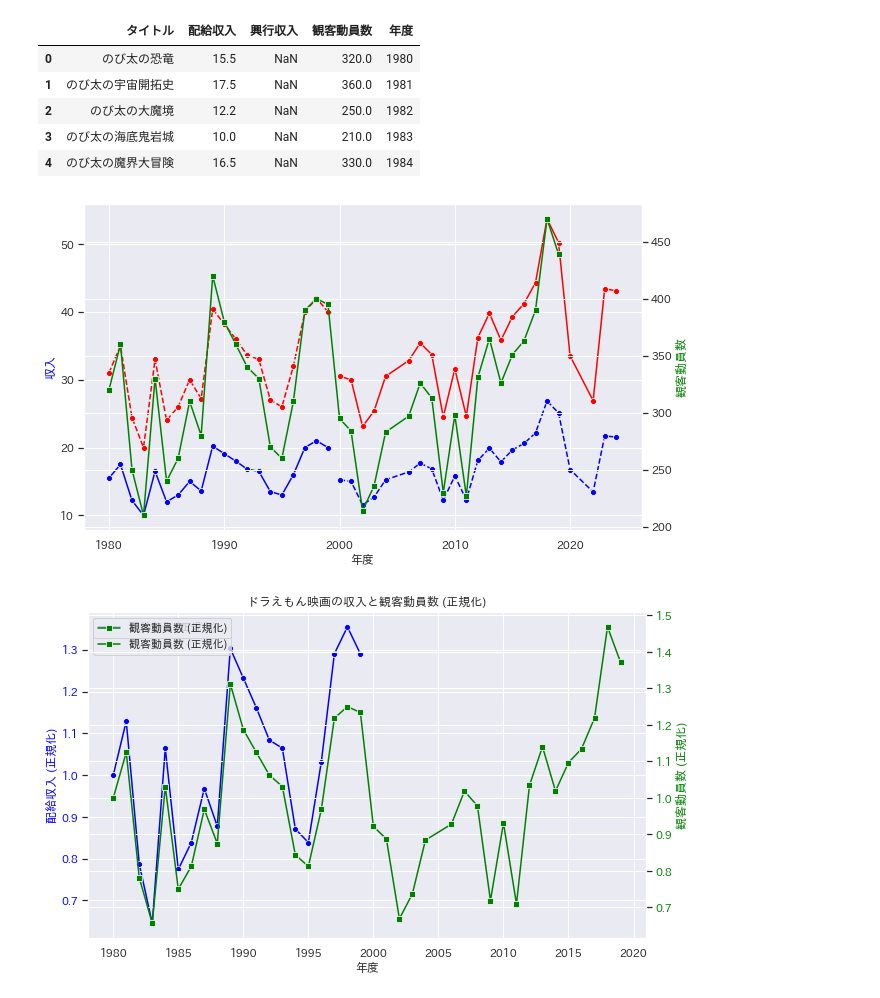
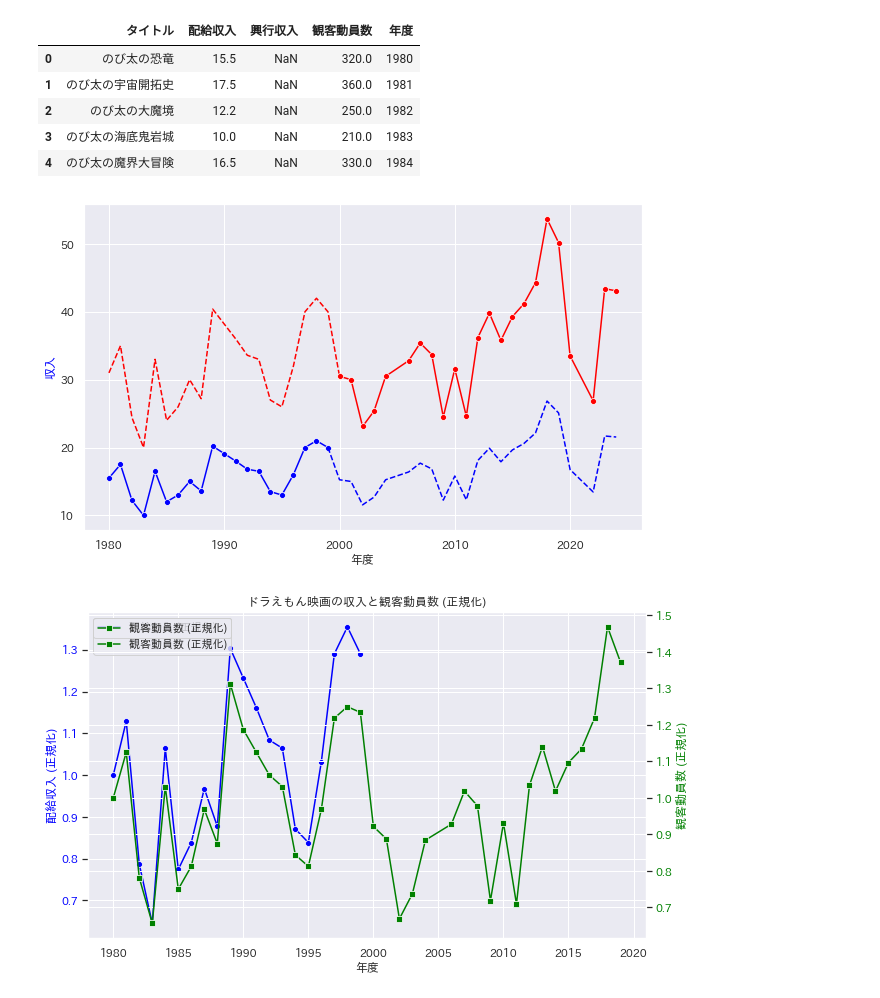
Before and after one commit to motttey/doraemon-machine-learning, a Jupyter notebook: doraeiga_data_analysis.ipynb, the cells around one changed output. Cells and saved outputs as stored; diff of their text form; code cells hidden in the pictures.

Commit message:
fix: show continues chart

```diff
--- a/doraeiga_data_analysis.ipynb
+++ b/doraeiga_data_analysis.ipynb
@@ -21,28 +21,34 @@ df.head()
 # %%
 fig, ax1 = plt.subplots(figsize=(10, 6))
 
 # 配給収入と興行収入を仮に算出
 df["配給収入_補正"] = df["配給収入"] * 2
 df["興行収入_補正"] = df["興行収入"] / 2
 
+# 最大の年度を持つインデックスを取得
+max_year_index = df[df["配給収入"].notnull()]["年度"].idxmax()
+min_year_index = df[df["興行収入"].notnull()]["年度"].idxmin()
+
+# 配給収入_補正の最初の値を更新
+df.loc[max_year_index, "興行収入_補正"] = df.iloc[max_year_index]["配給収入"]
+df.loc[min_year_index, "配給収入_補正"] = df.iloc[min_year_index]["興行収入"]
+
 # Plot the primary y-axis data
 sns.lineplot(data=df, x="年度", y="配給収入", ax=ax1, color="blue", marker="o")
-sns.lineplot(data=df, x="年度", y="配給収入_補正", ax=ax1, color="red", marker="o", linestyle='--')
+sns.lineplot(data=df, x="年度", y="配給収入_補正", ax=ax1, color="red", marker="", linestyle='--')
 
 sns.lineplot(data=df, x="年度", y="興行収入", ax=ax1, color="red", marker="o")
-sns.lineplot(data=df, x="年度", y="興行収入_補正", ax=ax1, color="blue", marker="o", linestyle='--')
+sns.lineplot(data=df, x="年度", y="興行収入_補正", ax=ax1, color="blue", marker="", linestyle='--')
 
 # Create the secondary y-axis
-ax2 = ax1.twinx()
-sns.lineplot(data=df, x="年度", y="観客動員数", ax=ax2, color="green", marker="s")
+# ax2 = ax1.twinx()
+# sns.lineplot(data=df, x="年度", y="観客動員数", ax=ax2, color="green", marker="s")
 ax1.set_ylabel('収入', color='blue')
-ax2.set_ylabel('観客動員数', color='green')
+# ax2.set_ylabel('観客動員数', color='green')
 
-sns.set_theme(font='IPAexGothic')
-japanize_matplotlib.japanize()
 plt.show()
 # %% [output]
-[figure, old version]
+[figure, new version]
 # %%
 # 正規化
 df["配給収入_norm"] = df["配給収入"] / df["配給収入"].iloc[0]
```
